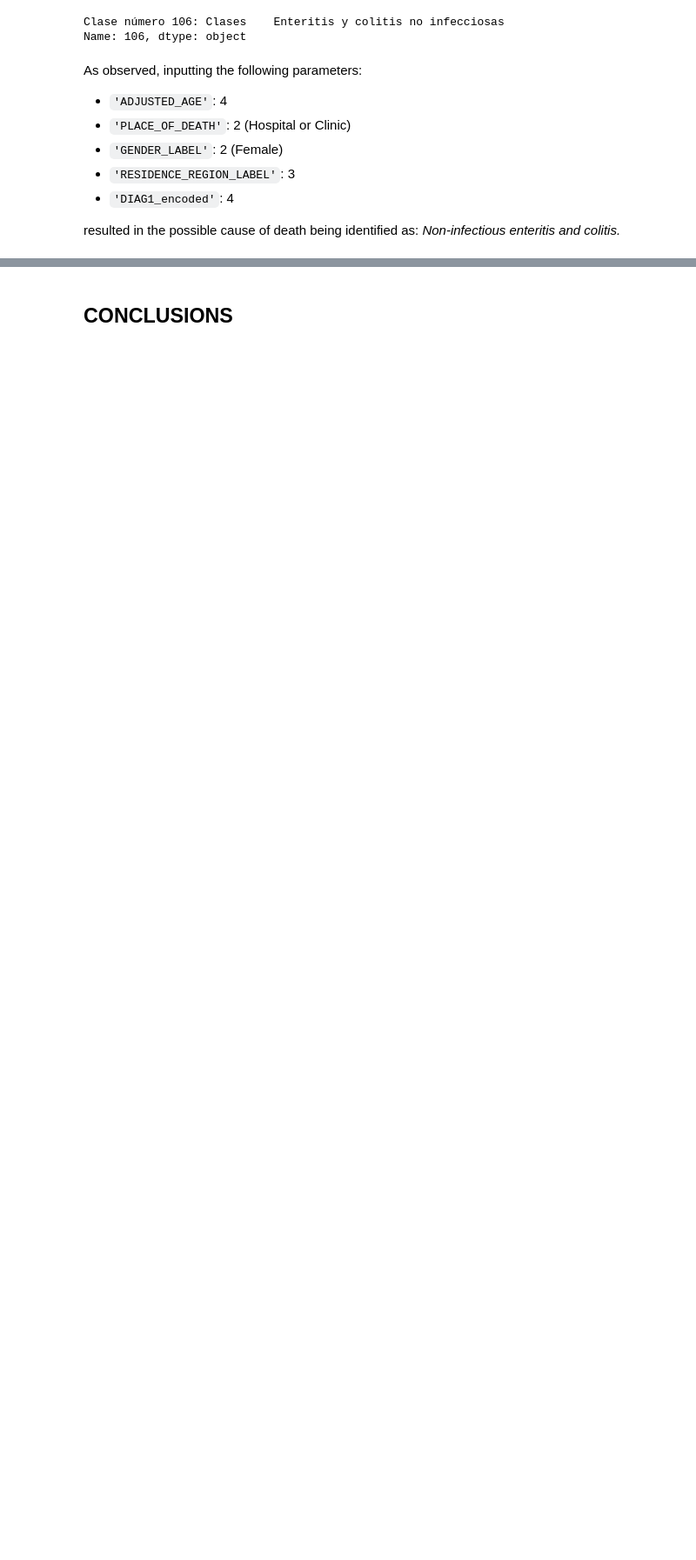
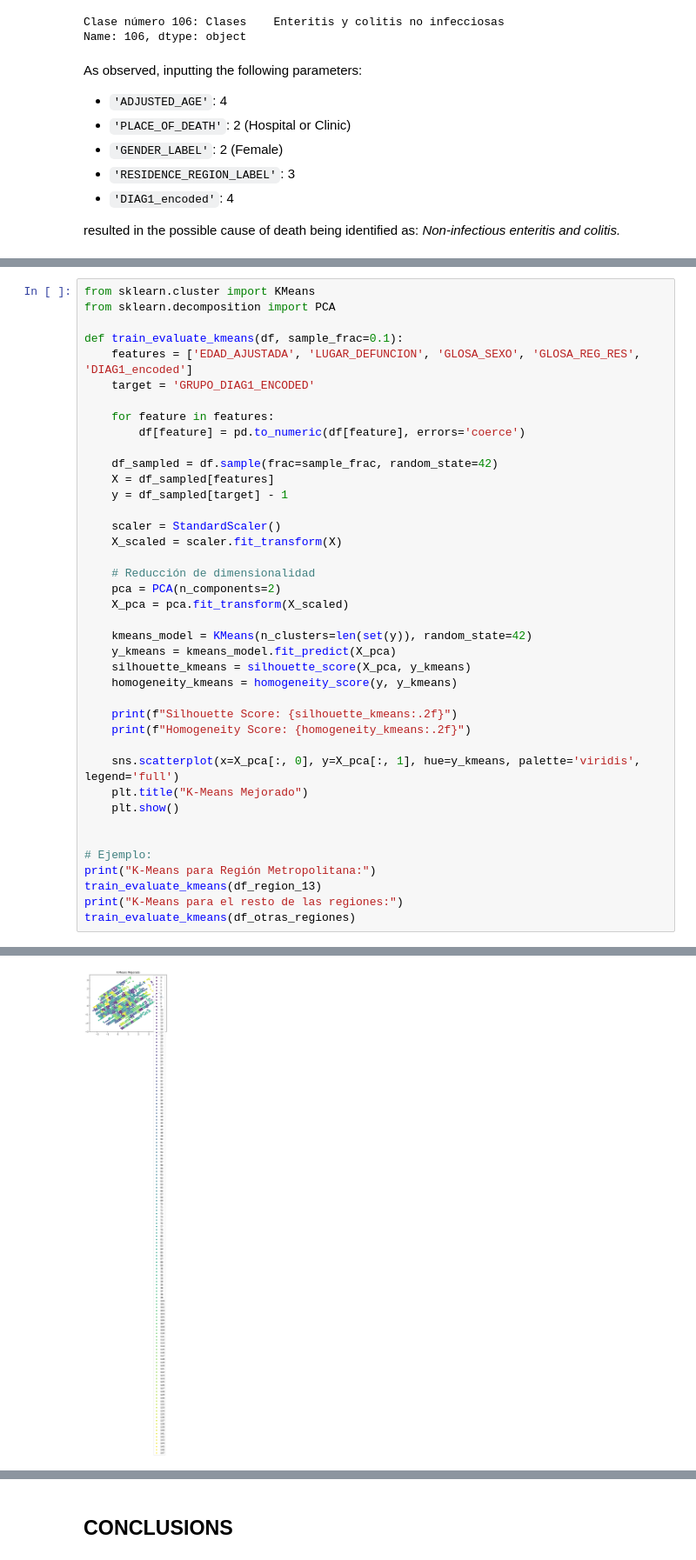
Before and after one commit to TitoD01/DefuncionesKedro, a Jupyter notebook: defuncioneskedro/notebooks/Copia_de_PROYECTO_DEFUNCIONES.ipynb, the cells around one changed output, grey strips where cells are left out. Shown at 87% size. Drawn from its saved outputs; the diff is of its cells as text; blank space fills up the shorter version.

```diff
--- a/defuncioneskedro/notebooks/Copia_de_PROYECTO_DEFUNCIONES.ipynb
+++ b/defuncioneskedro/notebooks/Copia_de_PROYECTO_DEFUNCIONES.ipynb
@@ -1732,0 +1804,41 @@ resulted in the possible cause of death being identified as: *Non-infectious ent
+# %%
+from sklearn.cluster import KMeans
+from sklearn.decomposition import PCA
+
+def train_evaluate_kmeans(df, sample_frac=0.1):
+    features = ['EDAD_AJUSTADA', 'LUGAR_DEFUNCION', 'GLOSA_SEXO', 'GLOSA_REG_RES', 'DIAG1_encoded']
+    target = 'GRUPO_DIAG1_ENCODED'
+
+    for feature in features:
+        df[feature] = pd.to_numeric(df[feature], errors='coerce')
+
+    df_sampled = df.sample(frac=sample_frac, random_state=42)
+    X = df_sampled[features]
+    y = df_sampled[target] - 1
+
+    scaler = StandardScaler()
+    X_scaled = scaler.fit_transform(X)
+
+    # Reducción de dimensionalidad
+    pca = PCA(n_components=2)
+    X_pca = pca.fit_transform(X_scaled)
+
+    kmeans_model = KMeans(n_clusters=len(set(y)), random_state=42)
+    y_kmeans = kmeans_model.fit_predict(X_pca)
+    silhouette_kmeans = silhouette_score(X_pca, y_kmeans)
+    homogeneity_kmeans = homogeneity_score(y, y_kmeans)
+
+    print(f"Silhouette Score: {silhouette_kmeans:.2f}")
+    print(f"Homogeneity Score: {homogeneity_kmeans:.2f}")
+
+    sns.scatterplot(x=X_pca[:, 0], y=X_pca[:, 1], hue=y_kmeans, palette='viridis', legend='full')
+    plt.title("K-Means Mejorado")
+    plt.show()
+
+
+# Ejemplo:
+print("K-Means para Región Metropolitana:")
+train_evaluate_kmeans(df_region_13)
+print("K-Means para el resto de las regiones:")
+train_evaluate_kmeans(df_otras_regiones)
+# %% [output]
@@ -1732,0 +1853 @@ resulted in the possible cause of death being identified as: *Non-infectious ent
+[figure, added]
```
Also changed, not shown: parts of 14 cells of this notebook.
